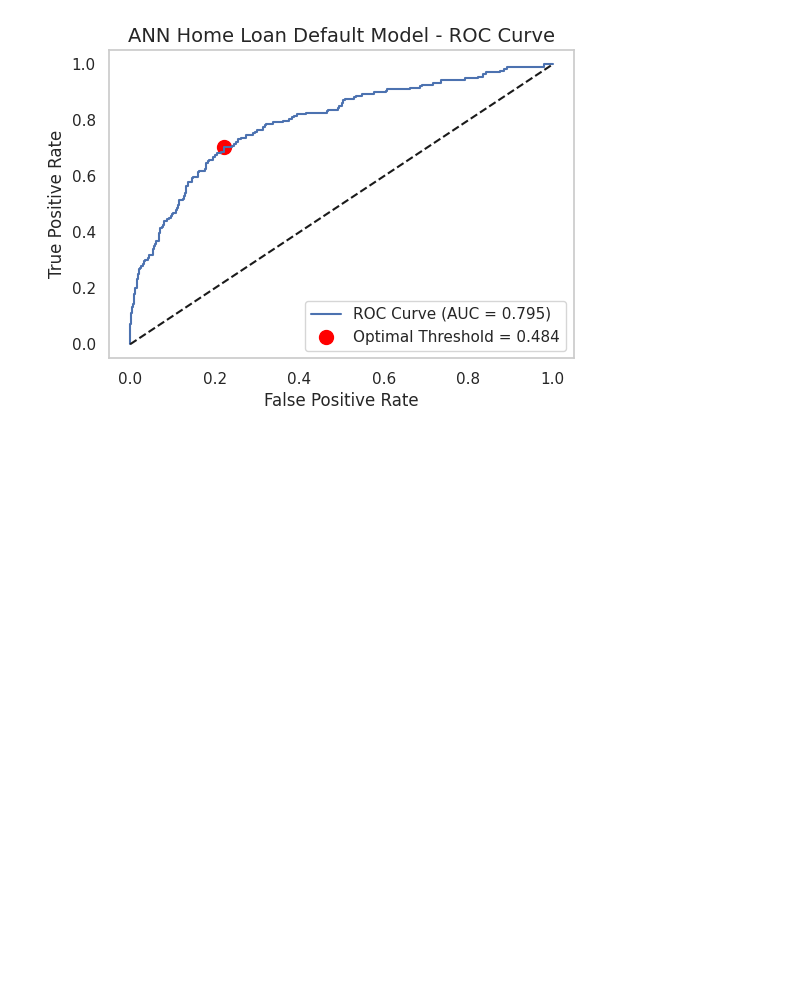
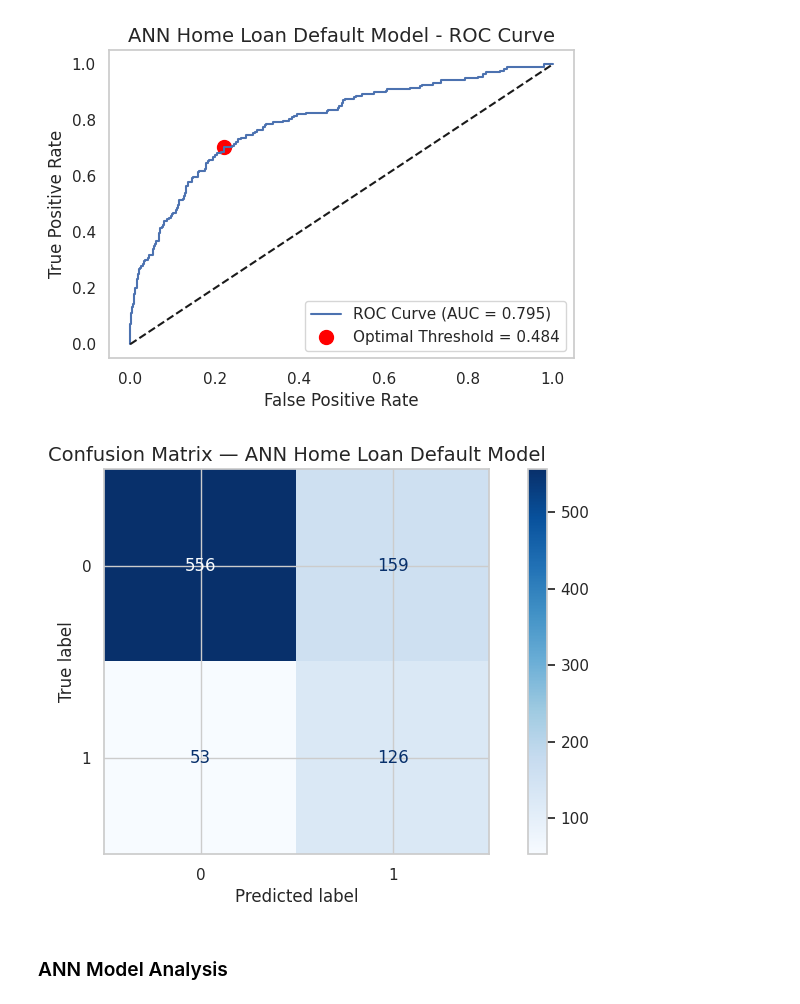
Before and after one commit to NewManRising/the-builder-forge, a Jupyter notebook: projects/home-loan-default/notebooks/home_loan.ipynb, the cells around one changed output. Cells and saved outputs as stored; diff of their text form; code cells hidden in the pictures; blank space fills up the shorter version.

```diff
--- a/projects/home-loan-default/notebooks/home_loan.ipynb
+++ b/projects/home-loan-default/notebooks/home_loan.ipynb
@@ -413,7 +429,7 @@ model.compile(
 callbacks = [
     keras.callbacks.EarlyStopping(
         monitor='val_auc',
-        patience=5,
+        patience=10,
         restore_best_weights=True,
         mode='max'
     )
@@ -536,3 +552,13 @@ plt.grid()
 plt.show()
 # %% [output]
 [figure]
+# %%
+# Confusion Matrix
+ConfusionMatrixDisplay.from_predictions(y_test, y_pred, cmap='Blues')
+plt.title("Confusion Matrix — ANN Home Loan Default Model")
+plt.savefig('../outputs/figures/cm_ann_home_loan.png', dpi=150, bbox_inches='tight')
+plt.show()
+# %% [output]
+[figure, added]
+# %% [markdown]
+### ANN Model Analysis
```
Also changed, not shown: parts of 6 cells of this notebook, 5 other files.
